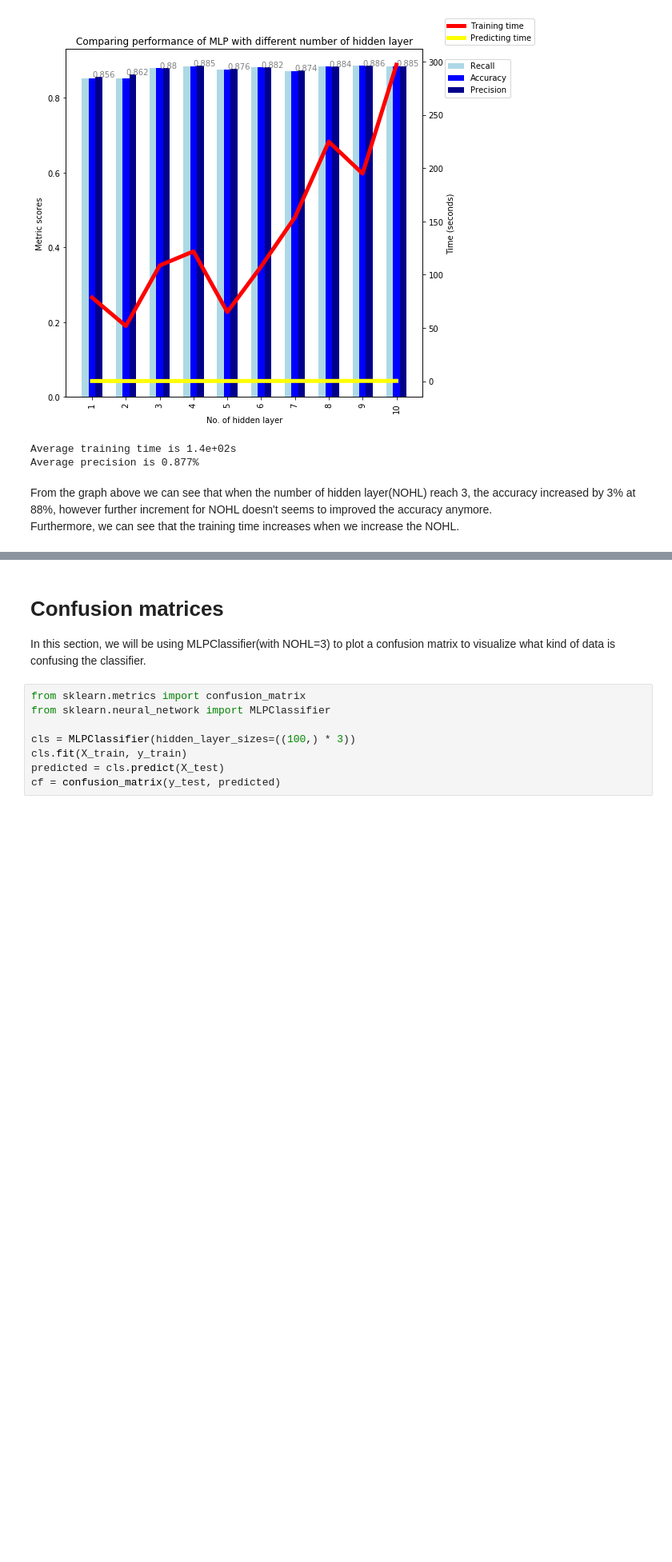
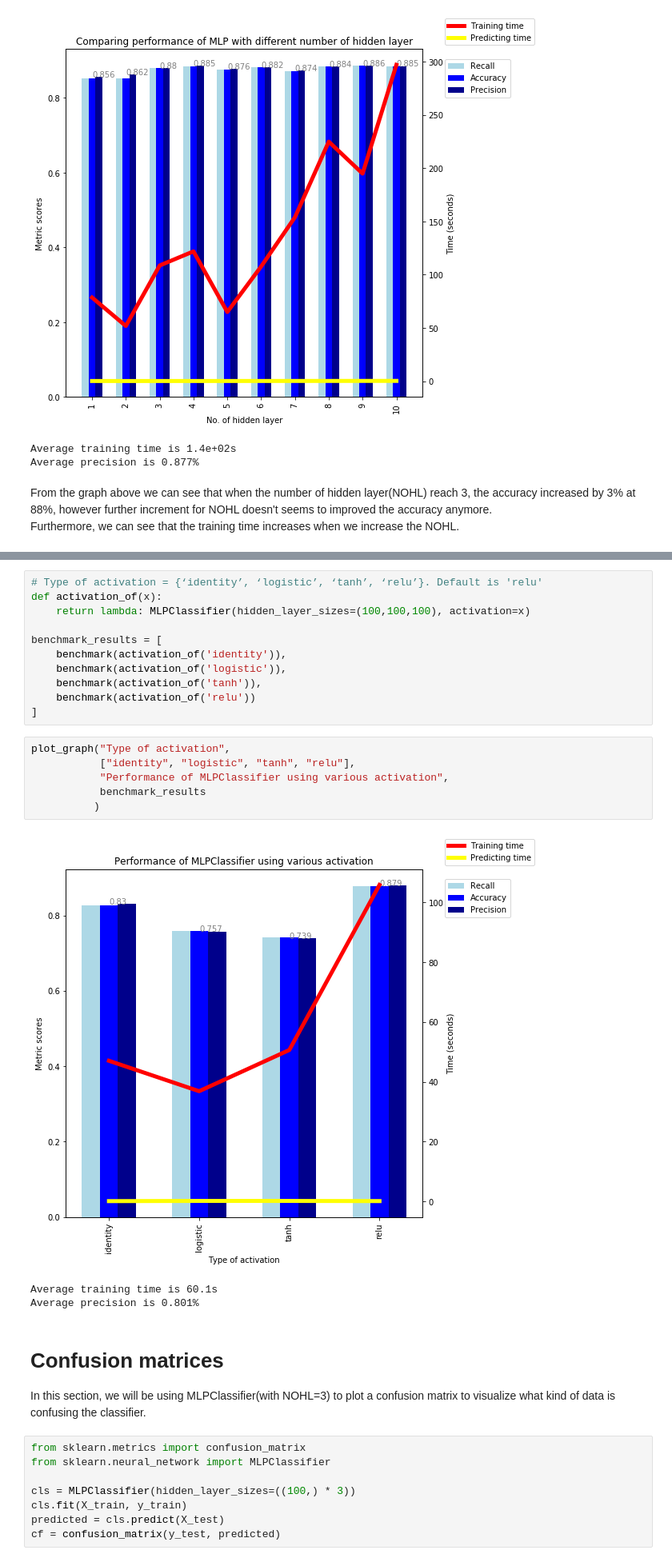
Before and after one commit to wongjiahau/fashion-mnist, a Jupyter notebook: main.ipynb, the cells around one changed output, grey strips where cells are left out. Shown at 80% size. Cells and saved outputs as stored; diff of their text form; blank space fills up the shorter version.

```diff
--- a/main.ipynb
+++ b/main.ipynb
@@ -362,3 +358,24 @@ Accuracy of is 87.64%
+# %%
+# Type of activation = {‘identity’, ‘logistic’, ‘tanh’, ‘relu’}. Default is 'relu'
+def activation_of(x):
+    return lambda: MLPClassifier(hidden_layer_sizes=(100,100,100), activation=x)
+
+benchmark_results = [
+    benchmark(activation_of('identity')),
+    benchmark(activation_of('logistic')),
+    benchmark(activation_of('tanh')),
+    benchmark(activation_of('relu'))
+]
+# %%
+plot_graph("Type of activation",
+           ["identity", "logistic", "tanh", "relu"],
+           "Performance of MLPClassifier using various activation",
+           benchmark_results
+          )
+# %% [output]
+[figure, added]
+Average training time is 60.1s
+Average precision is 0.801%
 # %% [markdown]
 # Confusion matrices
 In this section, we will be using MLPClassifier(with NOHL=3) to plot a confusion matrix to visualize what kind of data is confusing the classifier.
```
Also changed, not shown: parts of 9 cells of this notebook.
